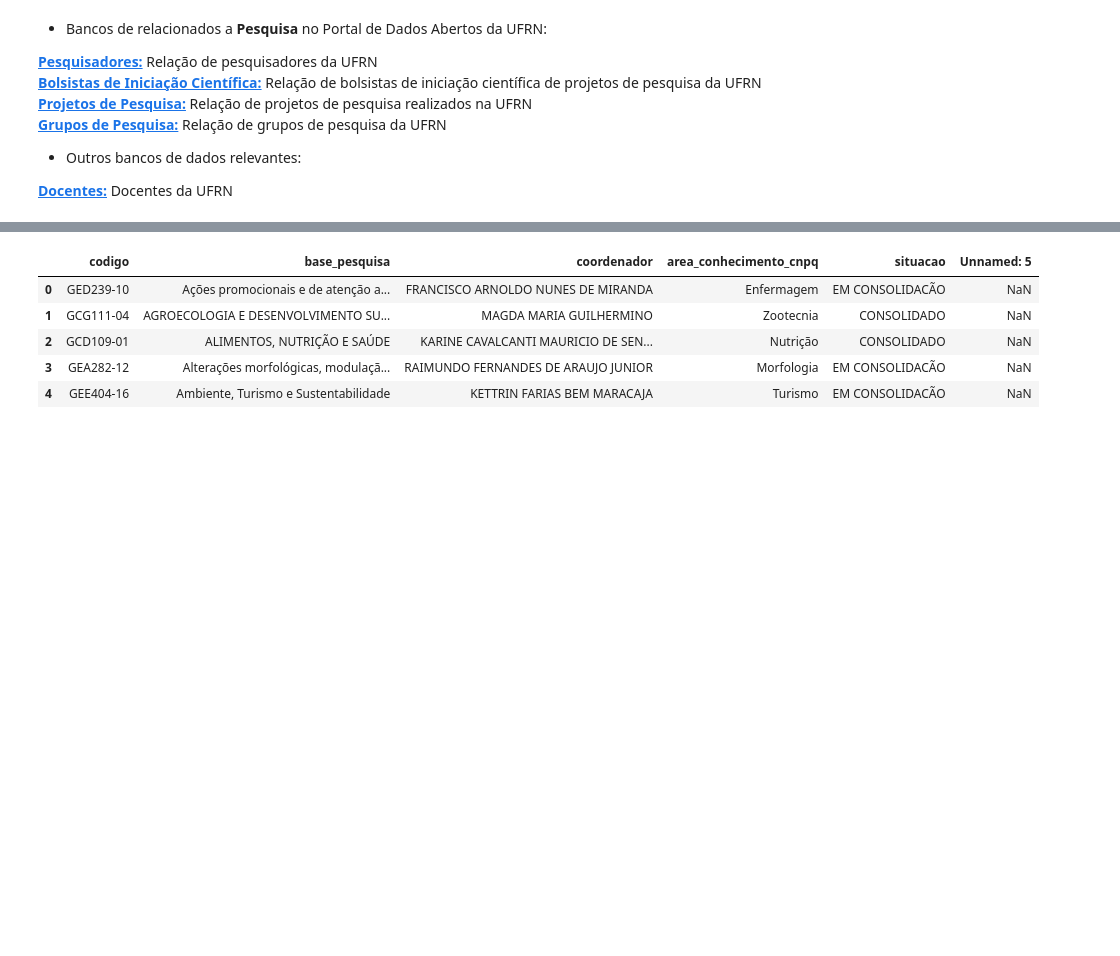
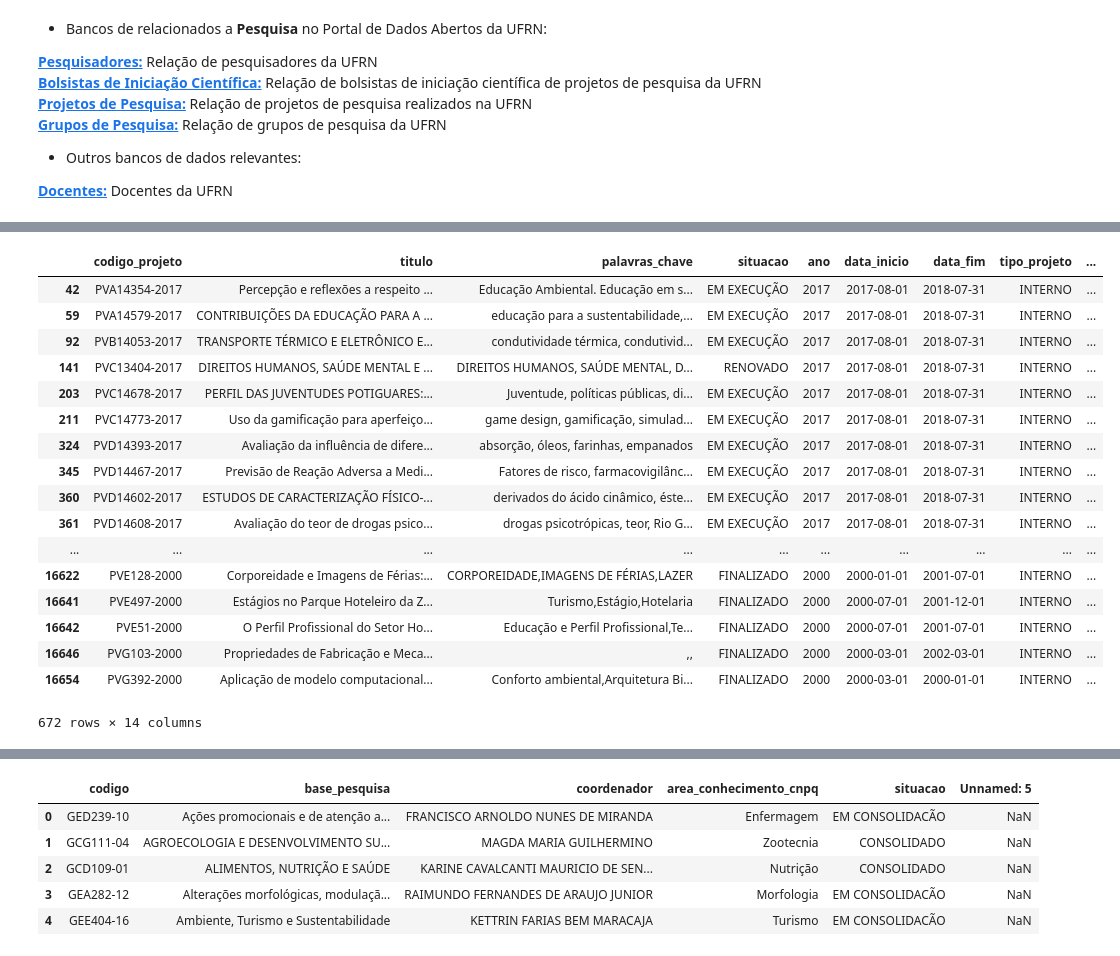
Before and after one commit to ycaroravel/UFRN-Analytics, a Jupyter notebook: Pesquisa.ipynb, the cells around one changed output, grey strips where cells are left out. Saved outputs shown, nothing was run; the diff lists cells and outputs as text; code cells hidden in the pictures; blank space fills up the shorter version.

```diff
--- a/Pesquisa.ipynb
+++ b/Pesquisa.ipynb
@@ -68,0 +57,23 @@ projetos.head()
+# %%
+
+
+projetos[(~projetos.area_conhecimento_cnpq.isin(areas_cnpq.Nome))]
+# %% [output]
+|  | codigo_projeto | titulo | palavras_chave | situacao | ano | data_inicio | data_fim | tipo_projeto | ... |
+| 42 | PVA14354-2017 | Percepção e reflexões a respeito ... | Educação Ambiental. Educação em s... | EM EXECUÇÃO | 2017 | 2017-08-01 | 2018-07-31 | INTERNO | ... |
+| 59 | PVA14579-2017 | CONTRIBUIÇÕES DA EDUCAÇÃO PARA A ... | educação para a sustentabilidade,... | EM EXECUÇÃO | 2017 | 2017-08-01 | 2018-07-31 | INTERNO | ... |
+| 92 | PVB14053-2017 | TRANSPORTE TÉRMICO E ELETRÔNICO E... | condutividade térmica, condutivid... | EM EXECUÇÃO | 2017 | 2017-08-01 | 2018-07-31 | INTERNO | ... |
+| 141 | PVC13404-2017 | DIREITOS HUMANOS, SAÚDE MENTAL E ... | DIREITOS HUMANOS, SAÚDE MENTAL, D... | RENOVADO | 2017 | 2017-08-01 | 2018-07-31 | INTERNO | ... |
+| 203 | PVC14678-2017 | PERFIL DAS JUVENTUDES POTIGUARES:... | Juventude, políticas públicas, di... | EM EXECUÇÃO | 2017 | 2017-08-01 | 2018-07-31 | INTERNO | ... |
+| 211 | PVC14773-2017 | Uso da gamificação para aperfeiço... | game design, gamificação, simulad... | EM EXECUÇÃO | 2017 | 2017-08-01 | 2018-07-31 | INTERNO | ... |
+| 324 | PVD14393-2017 | Avaliação da influência de difere... | absorção, óleos, farinhas, empanados | EM EXECUÇÃO | 2017 | 2017-08-01 | 2018-07-31 | INTERNO | ... |
+| 345 | PVD14467-2017 | Previsão de Reação Adversa a Medi... | Fatores de risco, farmacovigilânc... | EM EXECUÇÃO | 2017 | 2017-08-01 | 2018-07-31 | INTERNO | ... |
+| 360 | PVD14602-2017 | ESTUDOS DE CARACTERIZAÇÃO FÍSICO-... | derivados do ácido cinâmico, éste... | EM EXECUÇÃO | 2017 | 2017-08-01 | 2018-07-31 | INTERNO | ... |
+| 361 | PVD14608-2017 | Avaliação do teor de drogas psico... | drogas psicotrópicas, teor, Rio G... | EM EXECUÇÃO | 2017 | 2017-08-01 | 2018-07-31 | INTERNO | ... |
+| ... | ... | ... | ... | ... | ... | ... | ... | ... | ... |
+| 16622 | PVE128-2000 | Corporeidade e Imagens de Férias:... | CORPOREIDADE,IMAGENS DE FÉRIAS,LAZER | FINALIZADO | 2000 | 2000-01-01 | 2001-07-01 | INTERNO | ... |
+| 16641 | PVE497-2000 | Estágios no Parque Hoteleiro da Z... | Turismo,Estágio,Hotelaria | FINALIZADO | 2000 | 2000-07-01 | 2001-12-01 | INTERNO | ... |
+| 16642 | PVE51-2000 | O Perfil Profissional do Setor Ho... | Educação e Perfil Profissional,Te... | FINALIZADO | 2000 | 2000-07-01 | 2001-07-01 | INTERNO | ... |
+| 16646 | PVG103-2000 | Propriedades de Fabricação e Meca... | ,, | FINALIZADO | 2000 | 2000-03-01 | 2002-03-01 | INTERNO | ... |
+| 16654 | PVG392-2000 | Aplicação de modelo computacional... | Conforto ambiental,Arquitetura Bi... | FINALIZADO | 2000 | 2000-03-01 | 2000-01-01 | INTERNO | ... |
+672 rows × 14 columns
```
Also changed, not shown: parts of 5 cells of this notebook, 23 other files.
